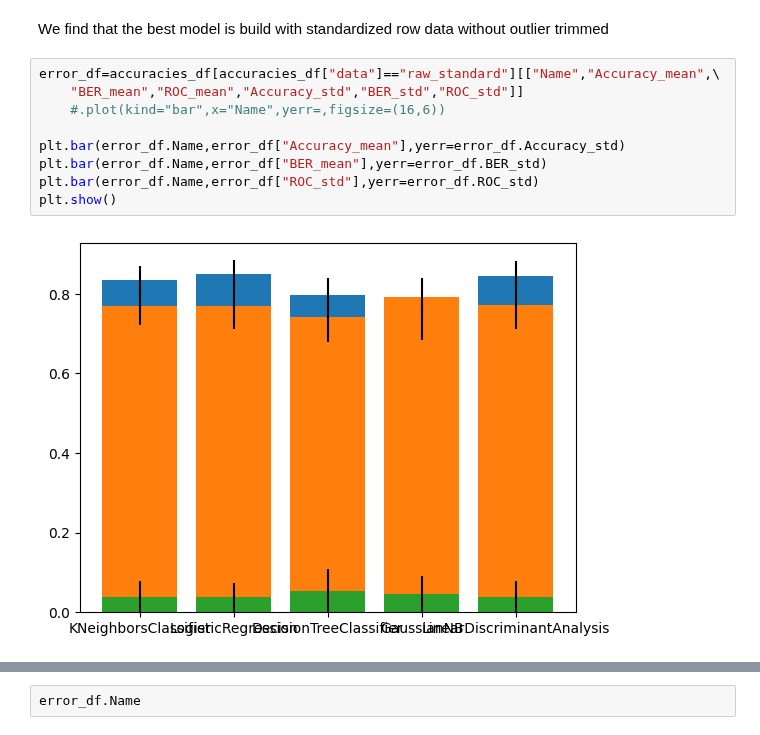
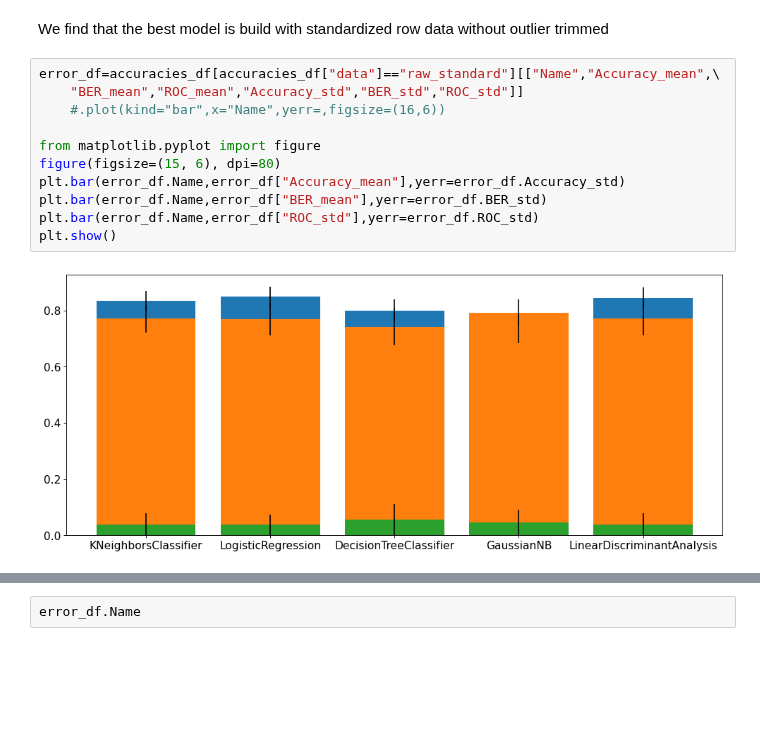
Before and after one commit to AdvancedGroupBootcamp/ai_marie_alex_moussa, a Jupyter notebook: ADA_Project/Model Comparaison.ipynb, the cells around one changed output, grey strips where cells are left out. Saved outputs shown, nothing was run; the diff lists cells and outputs as text; blank space fills up the shorter version.

```diff
--- a/ADA_Project/Model Comparaison.ipynb
+++ b/ADA_Project/Model Comparaison.ipynb
@@ -302,14 +303,16 @@ We find that the best model is build with standardized row data without outlier
 # %%
 error_df=accuracies_df[accuracies_df["data"]=="raw_standard"][["Name","Accuracy_mean",\
     "BER_mean","ROC_mean","Accuracy_std","BER_std","ROC_std"]]
     #.plot(kind="bar",x="Name",yerr=,figsize=(16,6))
 
+from matplotlib.pyplot import figure
+figure(figsize=(15, 6), dpi=80)
 plt.bar(error_df.Name,error_df["Accuracy_mean"],yerr=error_df.Accuracy_std)
 plt.bar(error_df.Name,error_df["BER_mean"],yerr=error_df.BER_std)
 plt.bar(error_df.Name,error_df["ROC_std"],yerr=error_df.ROC_std)
 plt.show()
 # %% [output]
-[figure, old version]
+[figure, new version]
 # %%
 error_df
 # %% [output]
```
Also changed, not shown: parts of 83 cells of this notebook.
